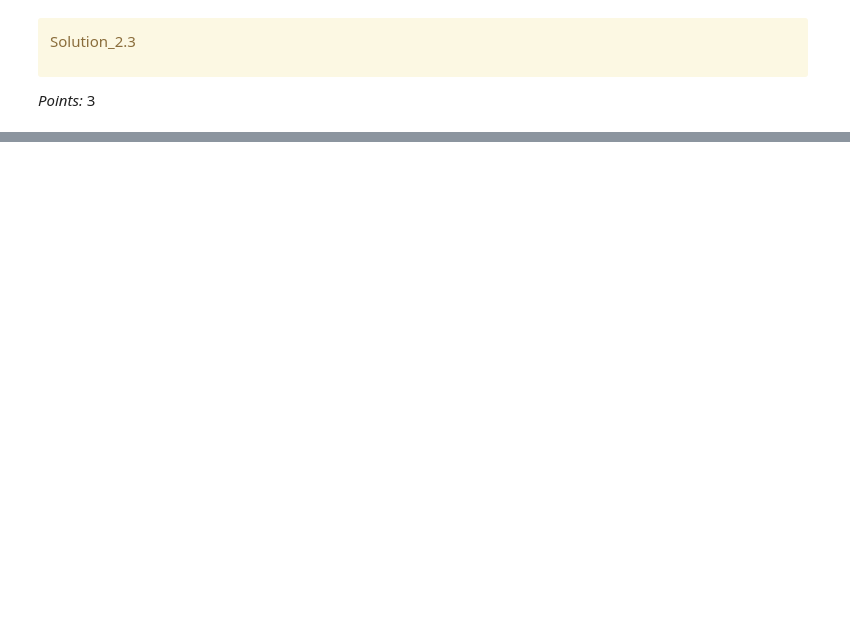
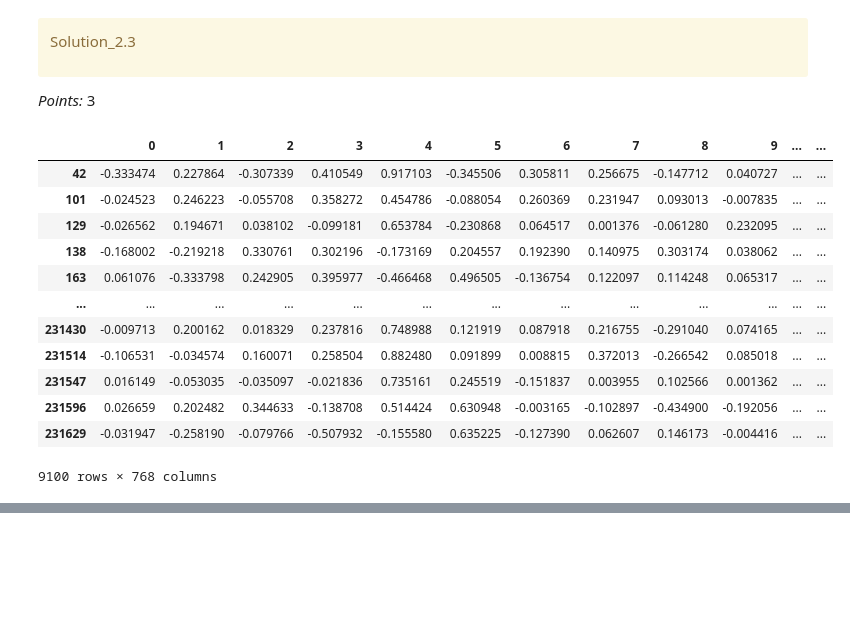
Before and after one commit to Nick-zhen/ML-Project, a Jupyter notebook: hw6/hw6.ipynb, the cells around one changed output, grey strips where cells are left out. Saved outputs shown, nothing was run; the diff lists cells and outputs as text; code cells hidden in the pictures; blank space fills up the shorter version.

```diff
--- a/hw6/hw6.ipynb
+++ b/hw6/hw6.ipynb
@@ -564,2 +594,21 @@ embeddings = None
+# %%
+embeddings = embedder.encode(recipes_df['name'].tolist())
+
+embeddings_df = pd.DataFrame(embeddings, index=recipes_df.index)
+embeddings_df
+# %% [output]
+|  | 0 | 1 | 2 | 3 | 4 | 5 | 6 | 7 | 8 | 9 | ... | ... |
+| 42 | -0.333474 | 0.227864 | -0.307339 | 0.410549 | 0.917103 | -0.345506 | 0.305811 | 0.256675 | -0.147712 | 0.040727 | ... | ... |
+| 101 | -0.024523 | 0.246223 | -0.055708 | 0.358272 | 0.454786 | -0.088054 | 0.260369 | 0.231947 | 0.093013 | -0.007835 | ... | ... |
+| 129 | -0.026562 | 0.194671 | 0.038102 | -0.099181 | 0.653784 | -0.230868 | 0.064517 | 0.001376 | -0.061280 | 0.232095 | ... | ... |
+| 138 | -0.168002 | -0.219218 | 0.330761 | 0.302196 | -0.173169 | 0.204557 | 0.192390 | 0.140975 | 0.303174 | 0.038062 | ... | ... |
+| 163 | 0.061076 | -0.333798 | 0.242905 | 0.395977 | -0.466468 | 0.496505 | -0.136754 | 0.122097 | 0.114248 | 0.065317 | ... | ... |
+| ... | ... | ... | ... | ... | ... | ... | ... | ... | ... | ... | ... | ... |
+| 231430 | -0.009713 | 0.200162 | 0.018329 | 0.237816 | 0.748988 | 0.121919 | 0.087918 | 0.216755 | -0.291040 | 0.074165 | ... | ... |
+| 231514 | -0.106531 | -0.034574 | 0.160071 | 0.258504 | 0.882480 | 0.091899 | 0.008815 | 0.372013 | -0.266542 | 0.085018 | ... | ... |
+| 231547 | 0.016149 | -0.053035 | -0.035097 | -0.021836 | 0.735161 | 0.245519 | -0.151837 | 0.003955 | 0.102566 | 0.001362 | ... | ... |
+| 231596 | 0.026659 | 0.202482 | 0.344633 | -0.138708 | 0.514424 | 0.630948 | -0.003165 | -0.102897 | -0.434900 | -0.192056 | ... | ... |
+| 231629 | -0.031947 | -0.258190 | -0.079766 | -0.507932 | -0.155580 | 0.635225 | -0.127390 | 0.062607 | 0.146173 | -0.004416 | ... | ... |
+9100 rows × 768 columns
 # %%
 grader.check("q2.3")
```
Also changed, not shown: parts of 12 cells of this notebook.
